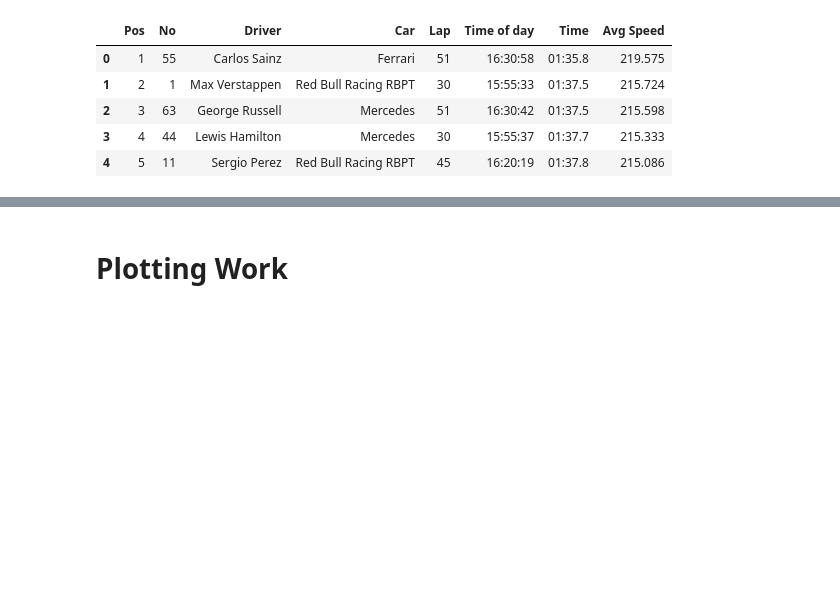
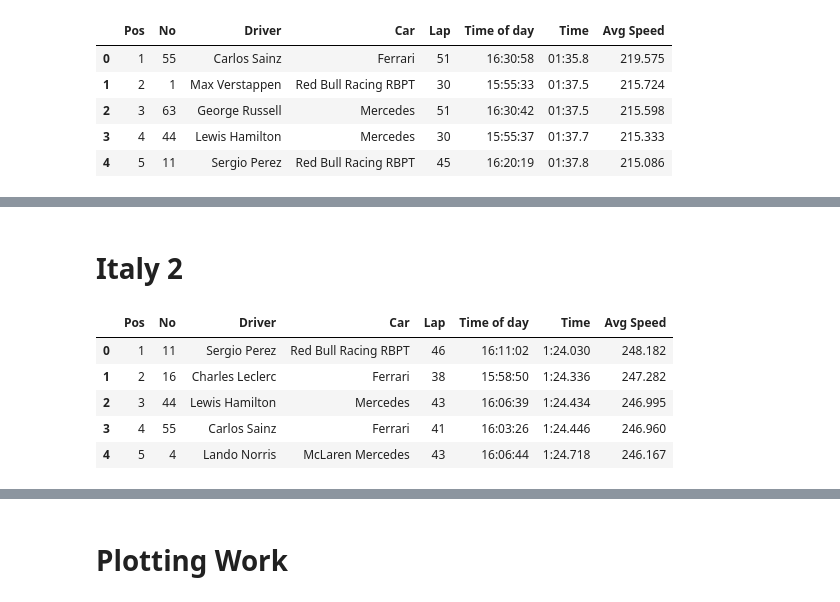
Before and after one commit to JB-26/f1-2022-analysis, a Jupyter notebook: fastest-laps.ipynb, the cells around one changed output, grey strips where cells are left out. Saved outputs shown, nothing was run; the diff lists cells and outputs as text; code cells hidden in the pictures; blank space fills up the shorter version.

```diff
--- a/fastest-laps.ipynb
+++ b/fastest-laps.ipynb
@@ -781,0 +917,12 @@ fastest_lap.head()
+# %% [markdown]
+# Italy 2
+# %%
+fl_italy2 = pd.read_csv('data/fastest-lap/fl-italy2.csv')
+fl_italy2.head()
+# %% [output]
+|  | Pos | No | Driver | Car | Lap | Time of day | Time | Avg Speed |
+| 0 | 1 | 11 | Sergio Perez | Red Bull Racing RBPT | 46 | 16:11:02 | 1:24.030 | 248.182 |
+| 1 | 2 | 16 | Charles Leclerc | Ferrari | 38 | 15:58:50 | 1:24.336 | 247.282 |
+| 2 | 3 | 44 | Lewis Hamilton | Mercedes | 43 | 16:06:39 | 1:24.434 | 246.995 |
+| 3 | 4 | 55 | Carlos Sainz | Ferrari | 41 | 16:03:26 | 1:24.446 | 246.960 |
+| 4 | 5 | 4 | Lando Norris | McLaren Mercedes | 43 | 16:06:44 | 1:24.718 | 246.167 |
```
Also changed, not shown: parts of 17 cells of this notebook, 13 other files.
